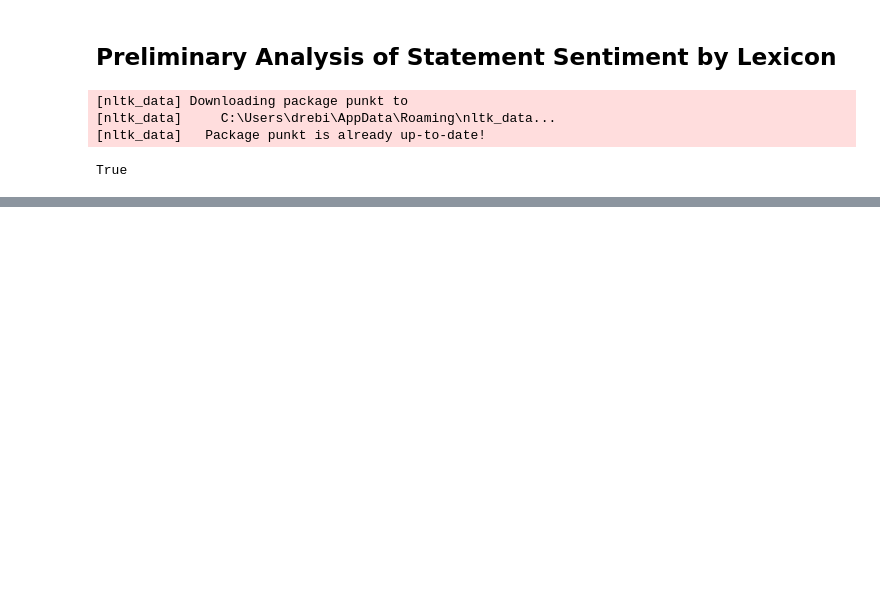
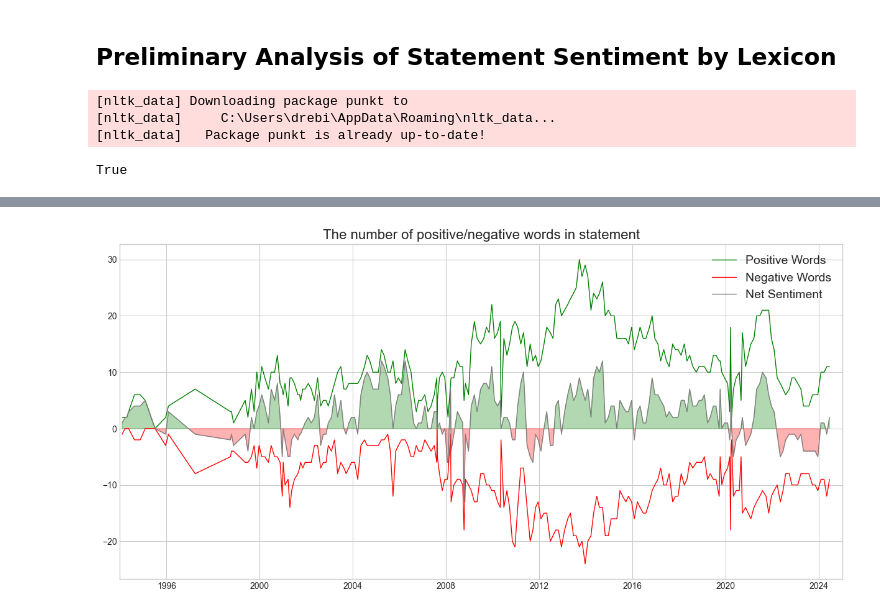
Before and after one commit to KidQuant/Central-Banking-Analysis, a Jupyter notebook: src/1_FOMC_Analysis_Preliminary.ipynb, the cells around one changed output, grey strips where cells are left out. Cells and saved outputs as stored; diff of their text form; code cells hidden in the pictures; blank space fills up the shorter version.

```diff
--- a/src/1_FOMC_Analysis_Preliminary.ipynb
+++ b/src/1_FOMC_Analysis_Preliminary.ipynb
@@ -21,7 +21,7 @@ nltk.download('punkt')
 [nltk_data]   Package punkt is already up-to-date!
 True
 # %%
-plt.style.use('seaborn-whitegrid')
+plt.style.use('seaborn-v0_8-whitegrid')
 # %%
 file = open("../data/FOMC/statement.pickle", "rb")
 Data = pickle.load(file)
@@ -29,0 +28,3 @@ FileNotFoundError: [Errno 2] No such file or directory: '../data/FOMC/statement.
+# %%
+Data['text'] = Data['contents'].apply(lambda x: x.replace('\n\n[SECTION]\n\n', '').replace('\n', ' ').replace('\r', ' ').strip())
+Data.drop(columns=['title'], axis=1, inplace=True)
@@ -29,0 +567,14 @@ FileNotFoundError: [Errno 2] No such file or directory: '../data/FOMC/statement.
+# %%
+print(len(Data))
+temp = [tone_count_with_negation_check(lmdict,x) for x in Data.text]
+temp = pd.DataFrame(temp)
+
+Data['wordcount'] = temp.iloc[:,0].values
+Data['NPositiveWords'] = temp.iloc[:,1].values
+Data['NNegativeWords'] = temp.iloc[:,2].values
+
+# Sentiment Score normalized by the number of words
+Data['sentiment'] = (Data['NPositiveWords'] - Data['NNegativeWords']) / Data['wordcount'] * 100
+
+Data['Poswords'] = temp.iloc[:, 3].values
+Data['Negwords'] = temp.iloc[:, 4].values
@@ -29,0 +611,30 @@ FileNotFoundError: [Errno 2] No such file or directory: '../data/FOMC/statement.
+# %%
+NetSentiment = Data['NPositiveWords'] - Data['NNegativeWords']
+
+plt.figure(figsize=(15,7))
+ax = plt.subplot()
+
+plt.plot(Data.index, Data['NPositiveWords'], c='green', linewidth=1.0)
+plt.plot(Data.index, Data['NNegativeWords']*-1, c='red', linewidth=1.0)
+plt.plot(Data.index, NetSentiment, c='grey', linewidth=1.0)
+
+plt.title('The number of positive/negative words in statement', fontsize=16)
+plt.legend(['Positive Words', 'Negative Words', 'Net Sentiment'], prop={'size':14}, loc=1)
+
+ax.fill_between(Data.index, NetSentiment, where=(NetSentiment > 0), color='green', alpha=0.3, interpolate=True)
+ax.fill_between(Data.index, NetSentiment, where=(NetSentiment <= 0), color='red', alpha=0.3, interpolate=True)
+
+import matplotlib.dates as mdates
+years = mdates.YearLocator()
+months = mdates.MonthLocator()
+years_fmt = mdates.DateFormatter('%Y')
+
+datemin = np.datetime64(Data.index[0], 'Y')
+datemax = np.datetime64(Data.index[-1], 'Y') + np.timedelta64(1, 'Y')
+ax.set_xlim(datemin, datemax)
+
+ax.grid(True)
+
+plt.show()
+# %% [output]
+[figure, added]
```
Also changed, not shown: parts of 14 cells of this notebook.
